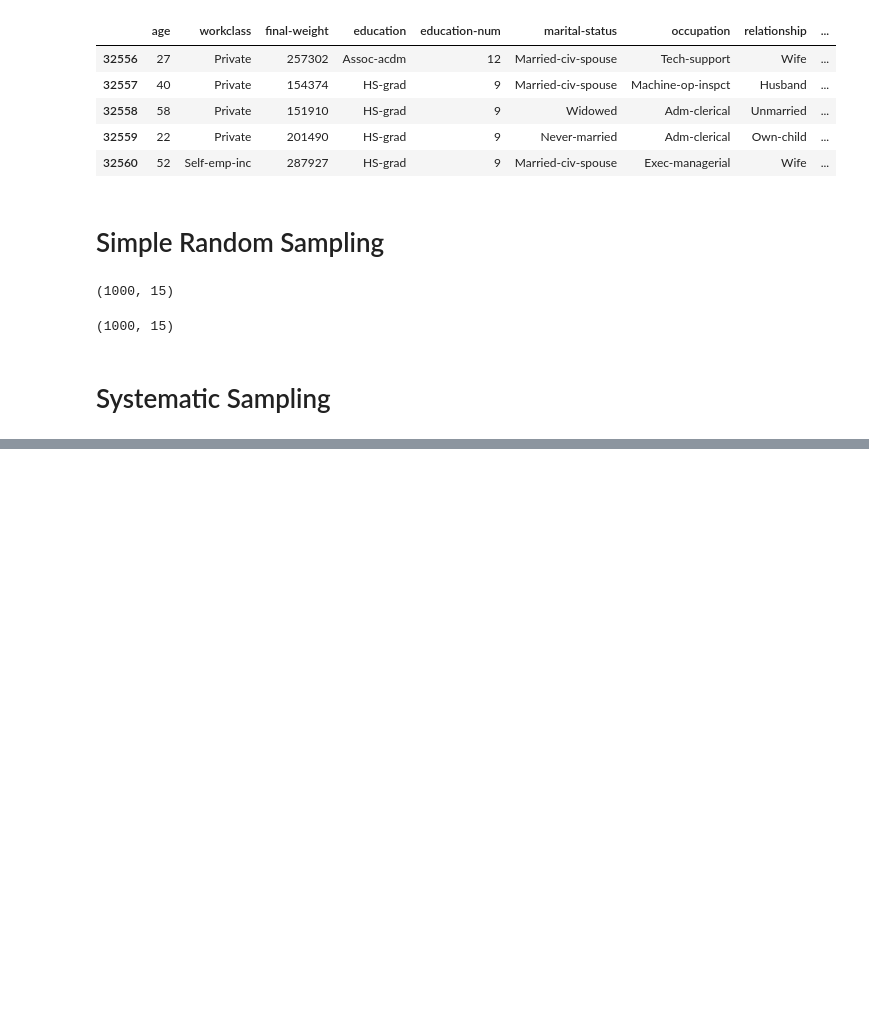
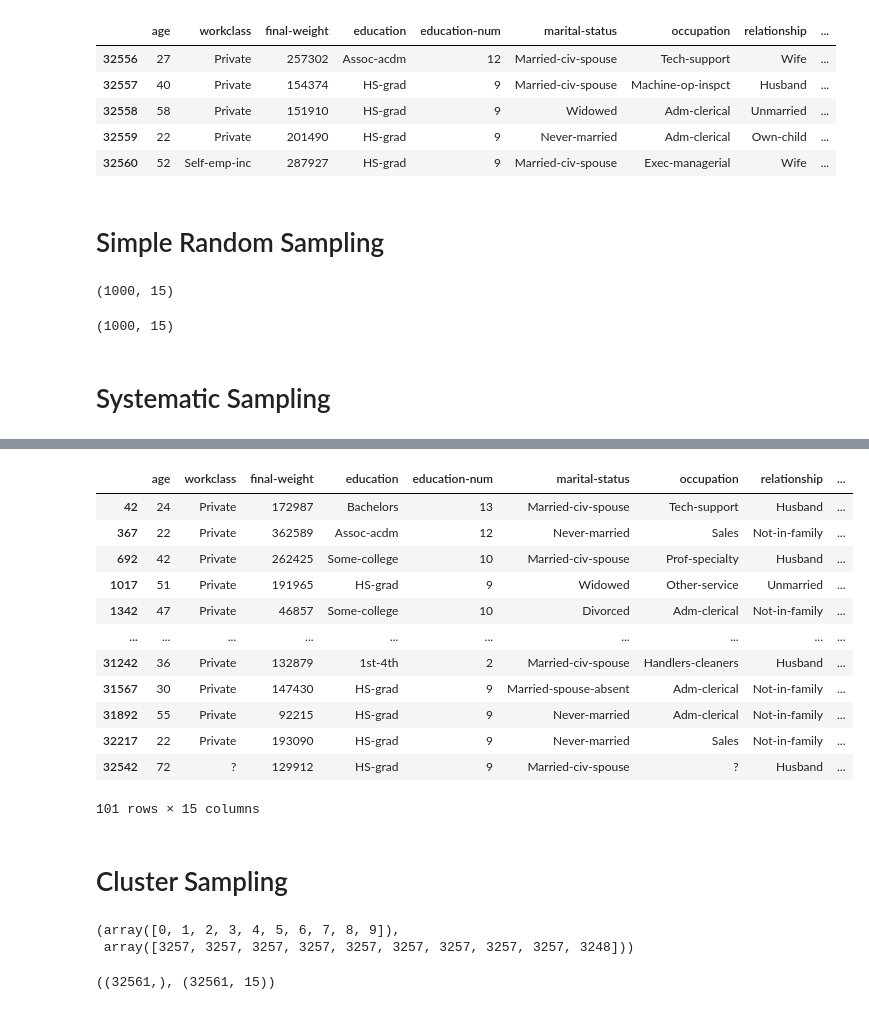
Before and after one commit to Dionmax/BurningMyBrain, a Jupyter notebook: EstatisticaDataScience/Sampling.ipynb, the cells around one changed output, grey strips where cells are left out. Cells and saved outputs as stored; diff of their text form; code cells hidden in the pictures; blank space fills up the shorter version.

Commit message:
Data Sampling Clusters

```diff
--- a/EstatisticaDataScience/Sampling.ipynb
+++ b/EstatisticaDataScience/Sampling.ipynb
@@ -47,0 +71,48 @@ df_sample.shape
+# %%
+def systematic_sample(data, n=100):
+    indices = np.arange(random.randint(0, len(data) // n), len(data), len(data) // 100)
+    return data.iloc[indices]
+
+
+df_sample = systematic_sample(data)
+
+df_sample
+# %% [output]
+|  | age | workclass | final-weight | education | education-num | marital-status | occupation | relationship | ... |
+| 42 | 24 | Private | 172987 | Bachelors | 13 | Married-civ-spouse | Tech-support | Husband | ... |
+| 367 | 22 | Private | 362589 | Assoc-acdm | 12 | Never-married | Sales | Not-in-family | ... |
+| 692 | 42 | Private | 262425 | Some-college | 10 | Married-civ-spouse | Prof-specialty | Husband | ... |
+| 1017 | 51 | Private | 191965 | HS-grad | 9 | Widowed | Other-service | Unmarried | ... |
+| 1342 | 47 | Private | 46857 | Some-college | 10 | Divorced | Adm-clerical | Not-in-family | ... |
+| ... | ... | ... | ... | ... | ... | ... | ... | ... | ... |
+| 31242 | 36 | Private | 132879 | 1st-4th | 2 | Married-civ-spouse | Handlers-cleaners | Husband | ... |
+| 31567 | 30 | Private | 147430 | HS-grad | 9 | Married-spouse-absent | Adm-clerical | Not-in-family | ... |
+| 31892 | 55 | Private | 92215 | HS-grad | 9 | Never-married | Adm-clerical | Not-in-family | ... |
+| 32217 | 22 | Private | 193090 | HS-grad | 9 | Never-married | Sales | Not-in-family | ... |
+| 32542 | 72 | ? | 129912 | HS-grad | 9 | Married-civ-spouse | ? | Husband | ... |
+101 rows × 15 columns
+# %% [markdown]
+# Cluster Sampling
+# %%
+groupSize = len(data) // 10
+
+groups = []
+groupId = 0
+counter = 0
+
+for _ in range(len(data)):
+    groups.append(groupId)
+    counter += 1
+    if counter > groupSize:
+        counter = 0
+        groupId += 1
+
+
+np.unique(groups, return_counts=True)
+# %% [output]
+(array([0, 1, 2, 3, 4, 5, 6, 7, 8, 9]),
+ array([3257, 3257, 3257, 3257, 3257, 3257, 3257, 3257, 3257, 3248]))
+# %%
+np.shape(groups), data.shape
+# %% [output]
+((32561,), (32561, 15))
```
Also changed, not shown: parts of 8 cells of this notebook.
